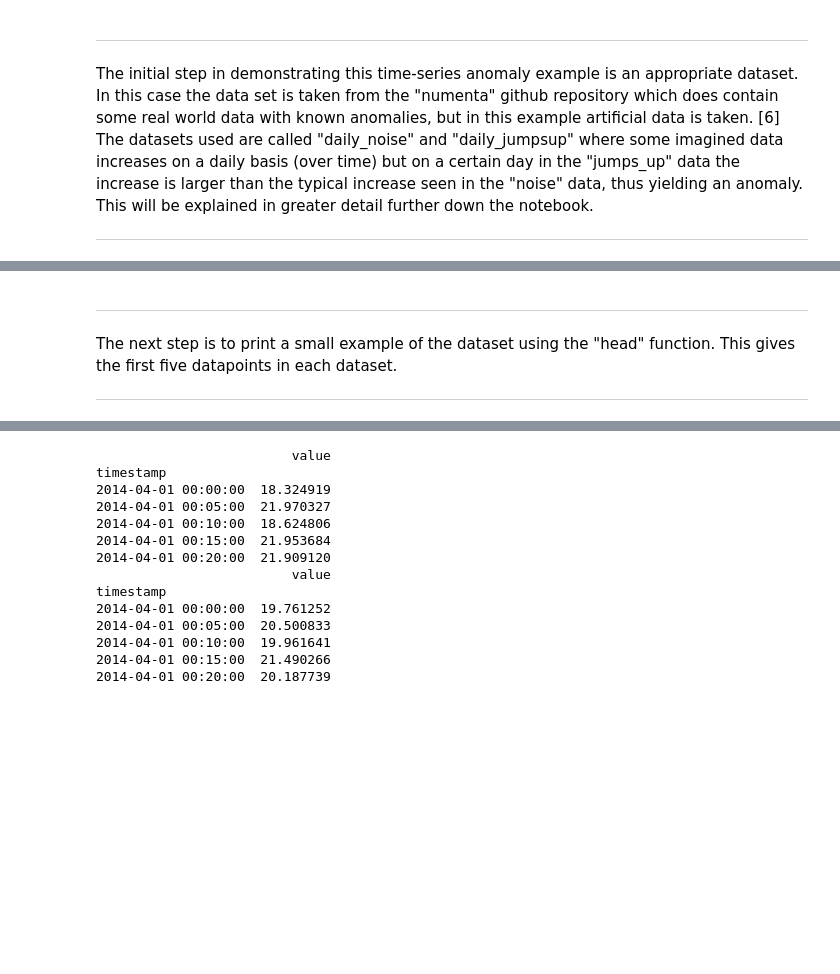
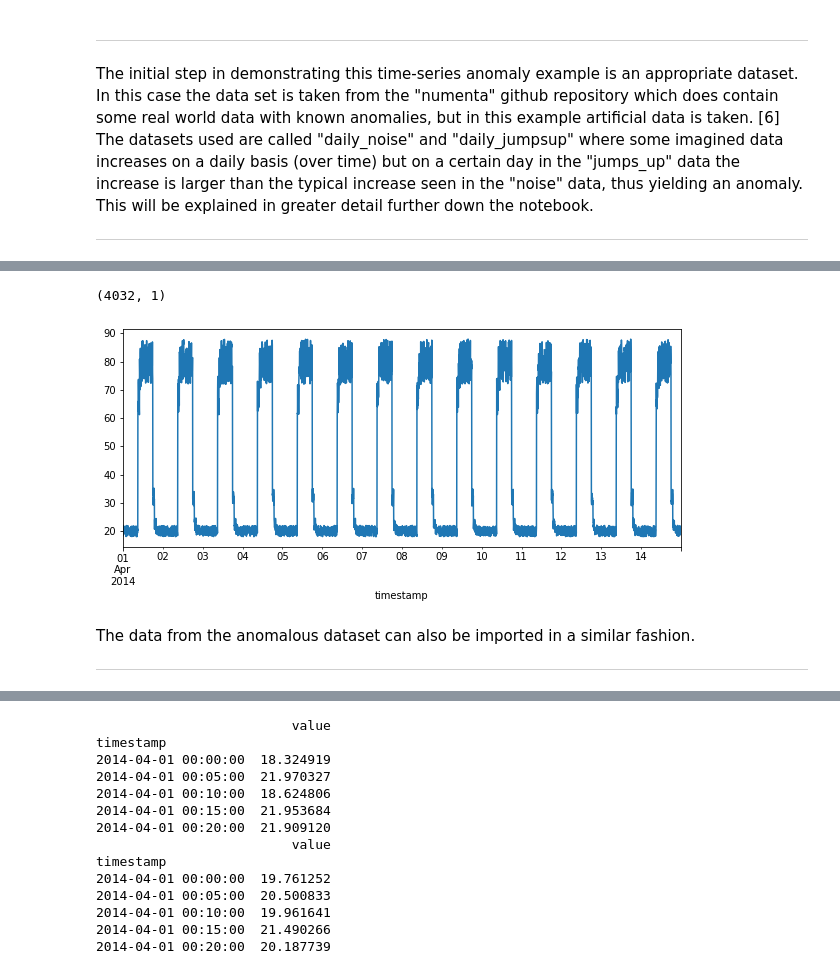
Before and after one commit to G00398275/MLS, a Jupyter notebook: Project/Keras-Project.ipynb, the cells around one changed output, grey strips where cells are left out. Saved outputs shown, nothing was run; the diff lists cells and outputs as text; code cells hidden in the pictures; blank space fills up the shorter version.

```diff
--- a/Project/Keras-Project.ipynb
+++ b/Project/Keras-Project.ipynb
@@ -52,4 +138,16 @@ df_daily_jumpsup = pd.read_csv(
+# %%
+# The shape of the dataset, 4032 values in one dimension
+df_small_noise.shape
+# %% [output]
+(4032, 1)
+# %%
+# Create plot for visual examination
+fig, ax = plt.subplots(figsize=(10,4))
+
+# Use pandas to plot data frame.
+df_small_noise.plot(legend=False, ax=ax);
+# %% [output]
+[figure, added]
 # %% [markdown]
+The data from the anomalous dataset can also be imported in a similar fashion. <br>
 ***
-The next step is to print a small example of the dataset using the "head" function. This gives the first five datapoints in each dataset.<br>
-***
```
Also changed, not shown: parts of 19 cells of this notebook, 6 other files.
